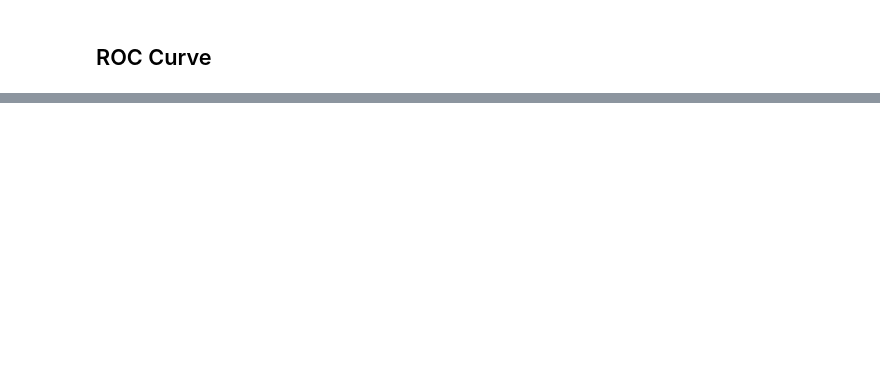
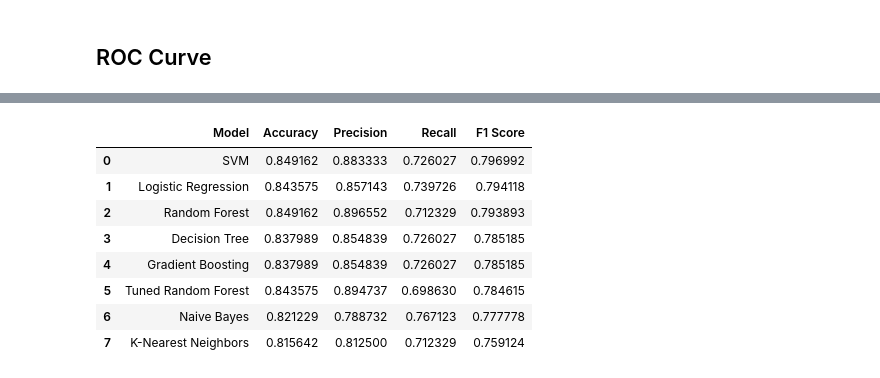
Before and after one commit to varshith-jureddi/data-projects, a Jupyter notebook: titanic survival/models.ipynb, the cells around one changed output, grey strips where cells are left out. Drawn from its saved outputs; the diff is of its cells as text; code cells hidden in the pictures; blank space fills up the shorter version.

```diff
--- a/titanic survival/models.ipynb
+++ b/titanic survival/models.ipynb
@@ -507,0 +512,22 @@ plt.show()
+# %%
+# hyperparameter grid
+param_grid = {
+    "n_estimators": [50, 100, 200],
+    "max_depth": [3, 5, 7, 10],
+    "min_samples_split": [2, 5, 10],
+    "min_samples_leaf": [1, 2, 4],
+}
+
+grid_search = GridSearchCV(
+    RandomForestClassifier(random_state=42),
+    param_grid,
+    cv=5,
+    scoring="f1",
+    n_jobs=-1,
+    verbose=1,
+)
+
+grid_search.fit(X_train, y_train)
+
+print(f"\nBest parameters: {grid_search.best_params_}")
+print(f"Best CV F1 score: {grid_search.best_score_:.4f}")
@@ -507,0 +539,7 @@ plt.show()
+# %%
+# tuned model
+best_rf = grid_search.best_estimator_
+y_pred_tuned = best_rf.predict(X_test)
+
+metrics_tuned = evaluate_model(y_test, y_pred_tuned, "Tuned Random Forest")
+plot_confusion_matrix(y_test, y_pred_tuned, "Tuned Random Forest")
@@ -507,0 +625,15 @@ plt.show()
+# %%
+# Final comparison including tuned model
+all_results = results + [metrics_tuned]
+final_df = compare_models(all_results)
+final_df
+# %% [output]
+|  | Model | Accuracy | Precision | Recall | F1 Score |
+| 0 | SVM | 0.849162 | 0.883333 | 0.726027 | 0.796992 |
+| 1 | Logistic Regression | 0.843575 | 0.857143 | 0.739726 | 0.794118 |
+| 2 | Random Forest | 0.849162 | 0.896552 | 0.712329 | 0.793893 |
+| 3 | Decision Tree | 0.837989 | 0.854839 | 0.726027 | 0.785185 |
+| 4 | Gradient Boosting | 0.837989 | 0.854839 | 0.726027 | 0.785185 |
+| 5 | Tuned Random Forest | 0.843575 | 0.894737 | 0.698630 | 0.784615 |
+| 6 | Naive Bayes | 0.821229 | 0.788732 | 0.767123 | 0.777778 |
+| 7 | K-Nearest Neighbors | 0.815642 | 0.812500 | 0.712329 | 0.759124 |
```
Also changed, not shown: parts of 26 cells of this notebook.
